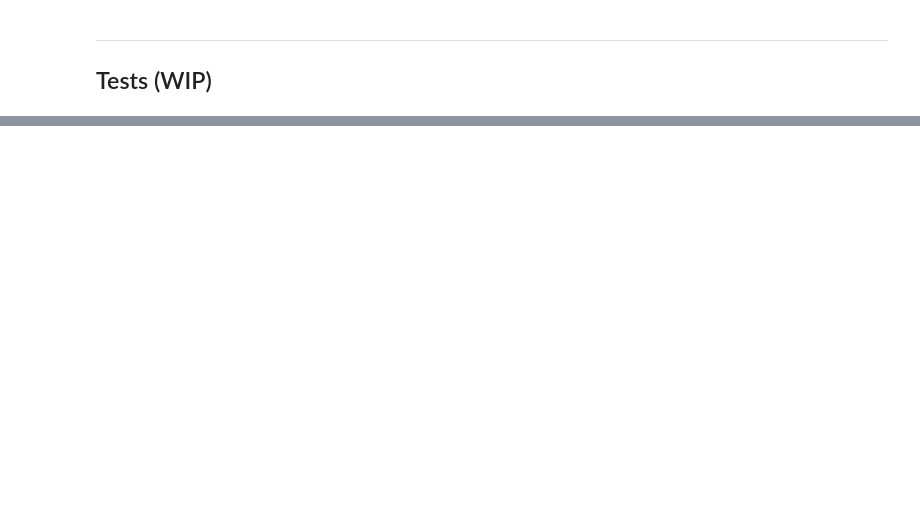
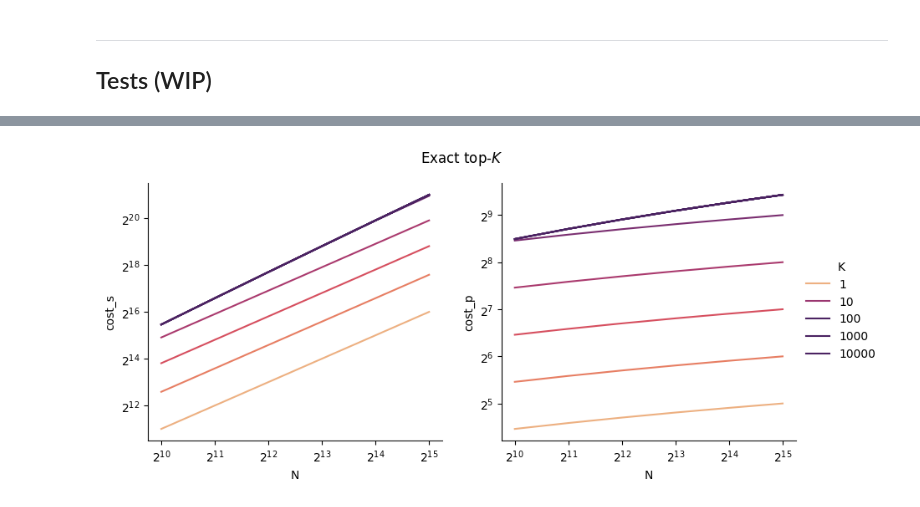
Before and after one commit to graphcore-research/pytorch-approx-topk, a Jupyter notebook: notebooks/20240906-modelling.ipynb, the cells around one changed output, grey strips where cells are left out. Cells and saved outputs as stored; diff of their text form; code cells hidden in the pictures; blank space fills up the shorter version.

```diff
--- a/notebooks/20240906-modelling.ipynb
+++ b/notebooks/20240906-modelling.ipynb
@@ -122,0 +232,12 @@ theirs L=2K  13.375
+# %%
+fig, axs = plt.subplots(ncols=2, figsize=(10, 4))
+for y, ax in zip(["cost_s", "cost_p"], axs):
+    sns.lineplot(data=df[df.algorithm=="exact"], y=y, x="N", hue="K", hue_norm=matplotlib.colors.LogNorm(vmax=32), palette="flare", ax=ax)
+for ax in axs:
+    ax.set_xscale("log", base=2)
+    ax.set_yscale("log", base=2)
+    ax.legend_.remove()
+fig.legend(*axs[0].get_legend_handles_labels(), title="K", loc="center left", bbox_to_anchor=(.9, 0.5));
+fig.suptitle("Exact top-$K$");
+# %% [output]
+[figure, added]
```
Also changed, not shown: parts of 5 cells of this notebook.
